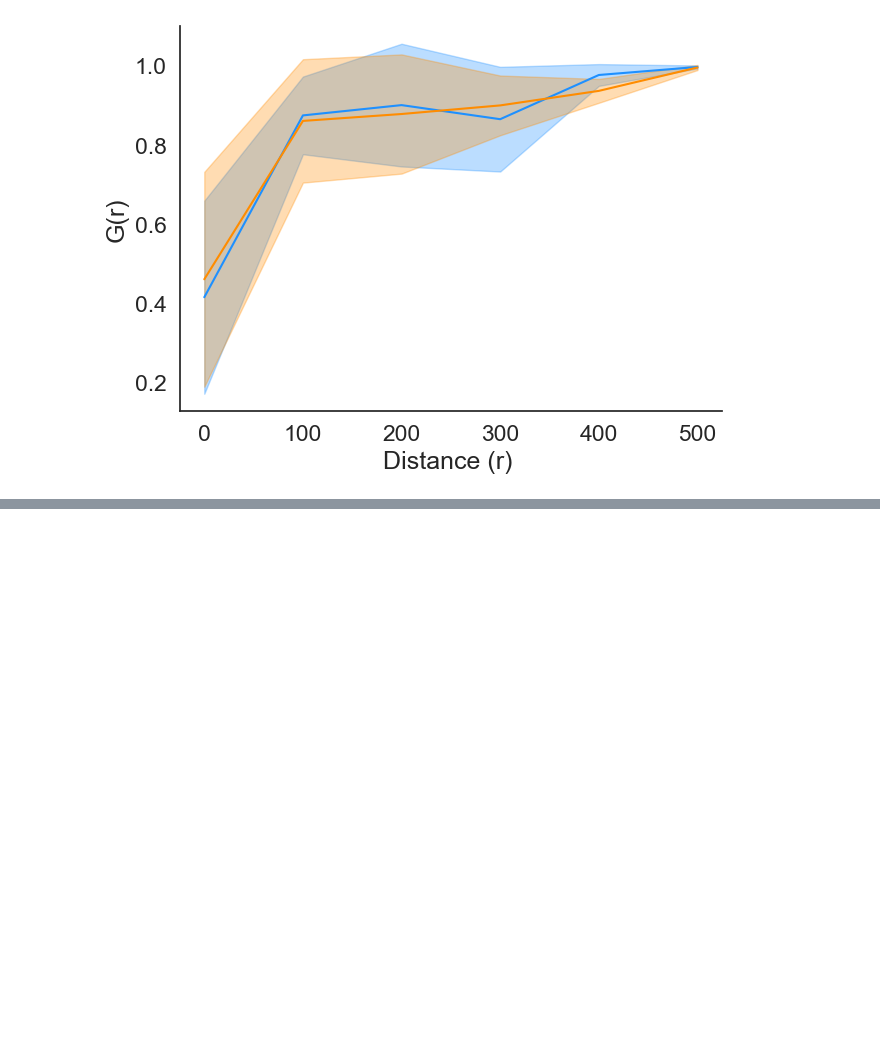
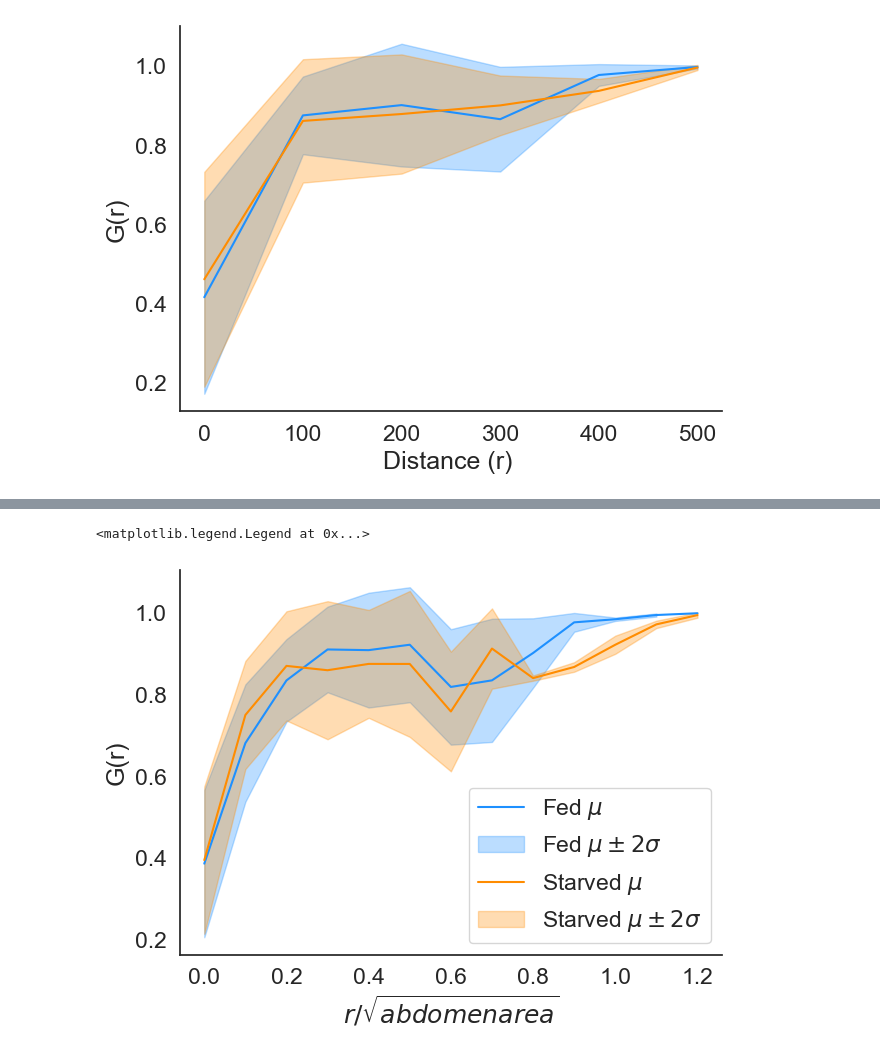
Before and after one commit to McCallLabBU/hemocyte_recruitment_image_quantification, a Jupyter notebook: code/nearest_neighbors_midsections.ipynb, the cells around one changed output, grey strips where cells are left out. Cells and saved outputs as stored; diff of their text form; code cells hidden in the pictures; blank space fills up the shorter version.

```diff
--- a/code/nearest_neighbors_midsections.ipynb
+++ b/code/nearest_neighbors_midsections.ipynb
@@ -322,20 +322,24 @@ Text(0, 0.5, 'G(r)')
 # %%
 
 ecdf_frames_df_scaled[['g','image']].groupby(['image']).max()
+
 ecdf_frames_df_scaled['distance_cat'] = pd.cut(ecdf_frames_df_scaled["distance"], bins=[-np.inf,0.1,0.2,0.3,0.4,0.5,0.6,0.7,0.8,0.9,1.0,1.1,1.2,1.3,1.4,1.5],
                                                   labels=[0,0.1,0.2,0.3,0.4,0.5,0.6,0.7,0.8,0.9,1.0,1.1,1.2,1.3,1.4])
-
-ecdf_frames_df_scaled_mean = ecdf_frames_df_scaled[['condition','distance_cat','g']].groupby(['condition','distance_cat']).agg(['mean','std'])
+ecdf_frames_df_scaled['dis_cat'] = ecdf_frames_df_scaled['distance_cat'].fillna(0)
+#print(ecdf_frames_df_scaled)
+ecdf_frames_df_scaled_mean = ecdf_frames_df_scaled[['condition','dis_cat','g']].groupby(['condition','dis_cat']).agg(['mean','std'])
 ecdf_frames_df_scaled_mean = ecdf_frames_df_scaled_mean.droplevel(0,axis=1).reset_index()
 ecdf_frames_df_scaled_mean['mean+sd'] = ecdf_frames_df_scaled_mean['mean']+ecdf_frames_df_scaled_mean['std']
 ecdf_frames_df_scaled_mean['mean-sd'] = ecdf_frames_df_scaled_mean['mean']-ecdf_frames_df_scaled_mean['std']
+
+print(ecdf_frames_df_scaled_mean)
 fed = ecdf_frames_df_scaled_mean[ecdf_frames_df_scaled_mean['condition']=='Fed']
 starved = ecdf_frames_df_scaled_mean[ecdf_frames_df_scaled_mean['condition']=='Starved']
 fig,ax =plt.subplots(figsize=(7,5))
-ax.plot(fed['distance_cat'],fed['mean'],color="dodgerblue")
-ax.fill_between(fed['distance_cat'],fed['mean+sd'], fed['mean-sd'], color="dodgerblue", alpha=0.3)
-ax.plot(starved['distance_cat'],starved['mean'],color="darkorange")
-ax.fill_between(starved['distance_cat'],starved['mean+sd'], starved['mean-sd'], color="darkorange", alpha=0.3)
+ax.plot(fed['dis_cat'],fed['mean'],color="dodgerblue")
+ax.fill_between(fed['dis_cat'],fed['mean+sd'], fed['mean-sd'], color="dodgerblue", alpha=0.3)
+ax.plot(starved['dis_cat'],starved['mean'],color="darkorange")
+ax.fill_between(starved['dis_cat'],starved['mean+sd'], starved['mean-sd'], color="darkorange", alpha=0.3)
 ax.spines['right'].set_visible(False)
 ax.spines['top'].set_visible(False)
 ax.set_xlabel("$r / \sqrt{abdomenarea}$ ")
@@ -347 +368,40 @@ ax.legend(['Fed $\mu$','Fed $\mu \pm 2\sigma$' , 'Starved $\mu$','Starved $\mu \
 [figure]
+# %%
+ecdf_frames_df_scaled_1 = ecdf_frames_df_scaled.copy(deep=True)
+ecdf_frames_df_scaled_1['distance_cat'] = pd.cut(ecdf_frames_df_scaled_1["distance"], bins=[-np.inf,0, 0.1,0.2,0.3,0.4,0.5,0.6,0.7,0.8,0.9,1.0,1.1,1.2,1.3],
+                                                  labels=[-np.inf,0,0.1,0.2,0.3,0.4,0.5,0.6,0.7,0.8,0.9,1.0,1.1,1.2])
+
+#ecdf_frames_df_scaled_1['distance_cat_1'] = ecdf_frames_df_scaled_1['distance_cat_1'].replace(np.nan,0)
+ecdf_frames_df_scaled_1['distance_cat'] = ecdf_frames_df_scaled_1['distance_cat'].fillna(0)
+
+#ecdf_frames_df_scaled_1.loc[ecdf_frames_df_scaled_1['distance']==-np.inf] == -np.inf
+ecdf_frames_df_scaled_1["distance_cat_1"] = np.where(ecdf_frames_df_scaled_1["distance"] == -np.inf, -np.inf, ecdf_frames_df_scaled_1["distance_cat"] )
+
+
+ecdf_frames_df_scaled_mean = ecdf_frames_df_scaled_1[['condition','distance_cat_1','g']].groupby(['condition','distance_cat_1']).agg(['mean','std'])
+ecdf_frames_df_scaled_mean = ecdf_frames_df_scaled_mean.droplevel(0,axis=1).reset_index()
+ecdf_frames_df_scaled_mean['mean+sd'] = ecdf_frames_df_scaled_mean['mean']+ecdf_frames_df_scaled_mean['std']
+ecdf_frames_df_scaled_mean['mean-sd'] = ecdf_frames_df_scaled_mean['mean']-ecdf_frames_df_scaled_mean['std']
+
+#print(ecdf_frames_df_scaled_mean)
+fed = ecdf_frames_df_scaled_mean[ecdf_frames_df_scaled_mean['condition']=='Fed']
+starved = ecdf_frames_df_scaled_mean[ecdf_frames_df_scaled_mean['condition']=='Starved']
+
+fig,ax =plt.subplots(figsize=(7,5))
+ax.plot(fed['distance_cat_1'],fed['mean'],color="dodgerblue")
+ax.fill_between(fed['distance_cat_1'],fed['mean+sd'], fed['mean-sd'], color="dodgerblue", alpha=0.3)
+ax.plot(starved['distance_cat_1'],starved['mean'],color="darkorange")
+ax.fill_between(starved['distance_cat_1'],starved['mean+sd'], starved['mean-sd'], color="darkorange", alpha=0.3)
+ax.spines['right'].set_visible(False)
+ax.spines['top'].set_visible(False)
+ax.set_xlabel("$r / \sqrt{abdomenarea}$ ")
+ax.set_ylabel("G(r)")
+
+ax.legend(['Fed $\mu$','Fed $\mu \pm 2\sigma$' , 'Starved $\mu$','Starved $\mu \pm 2\sigma$'])
+#ax.set_xticklabels([0,0.1,0.2,0.3,0.4,0.5,0.6,0.7,0.8,0.9,1.0,1.1,1.2])
+#ecdf_frames_df_scaled_1
+
+#print(type(ecdf_frames_df_scaled_1['distance_cat_1']))
+# %% [output]
+<matplotlib.legend.Legend at 0x...>
+[figure, added]
```
Also changed, not shown: parts of 1 cell of this notebook, 1 other file.
